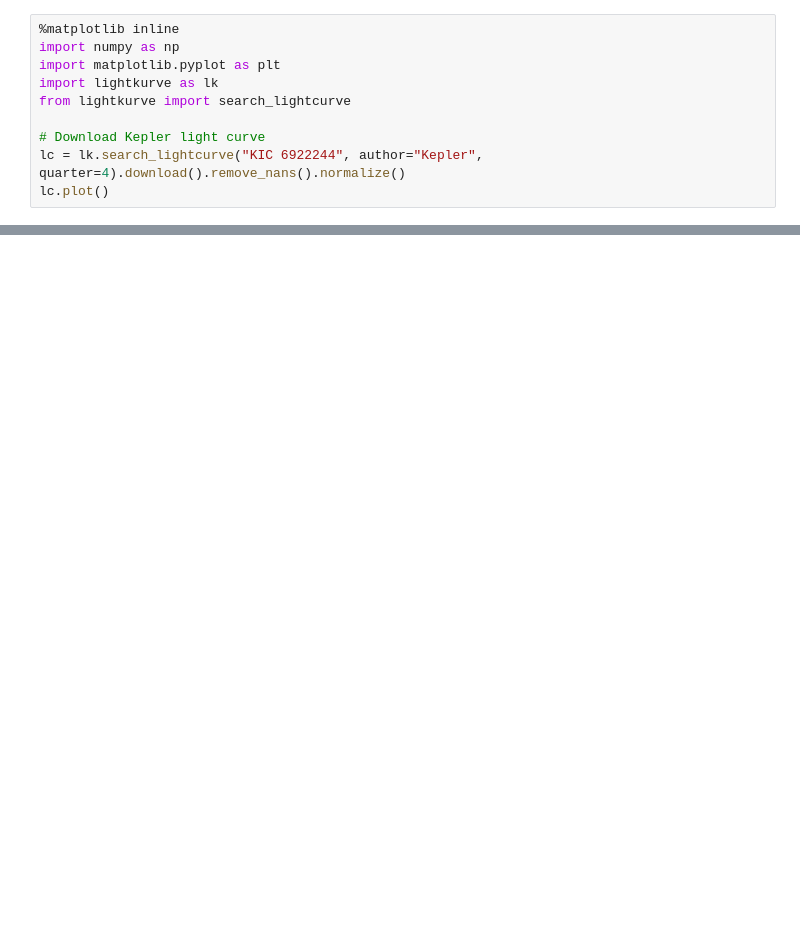
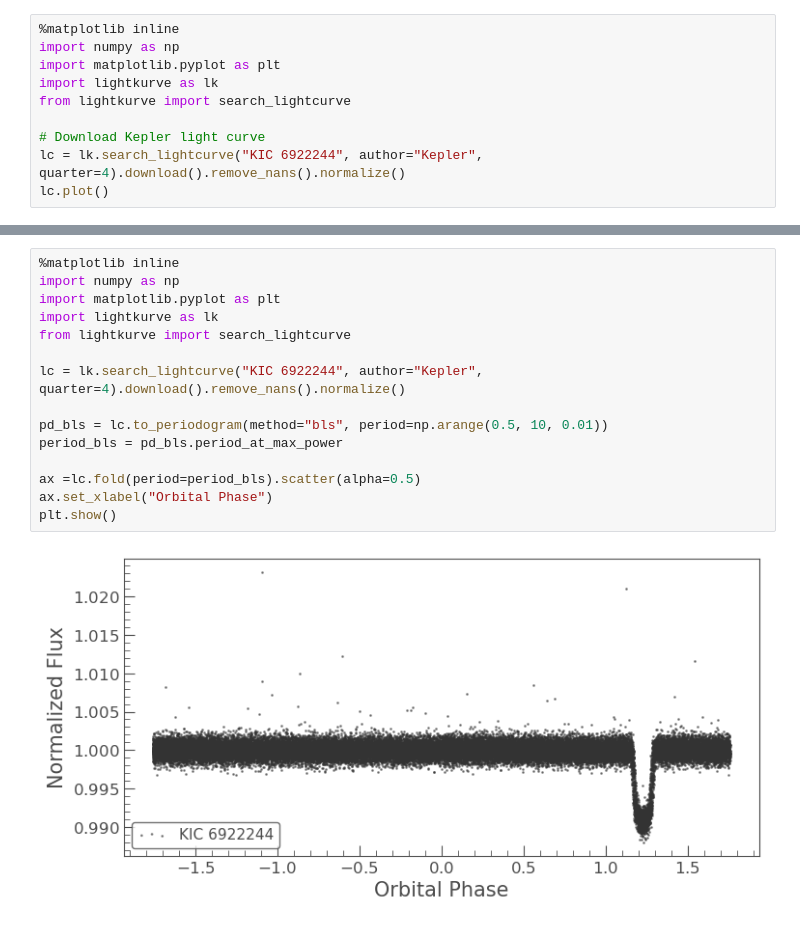
Before and after one commit to ekamgill1671/kepler-8b-transit-reproduction, a Jupyter notebook: data/keplerpractice.ipynb, the cells around one changed output, grey strips where cells are left out. Saved outputs shown, nothing was run; the diff lists cells and outputs as text; blank space fills up the shorter version.

```diff
--- a/data/keplerpractice.ipynb
+++ b/data/keplerpractice.ipynb
@@ -35,0 +31,17 @@ BLS period: 3.5200 d days
+# %%
+%matplotlib inline
+import numpy as np
+import matplotlib.pyplot as plt
+import lightkurve as lk
+from lightkurve import search_lightcurve
+
+lc = lk.search_lightcurve("KIC 6922244", author="Kepler", quarter=4).download().remove_nans().normalize()
+
+pd_bls = lc.to_periodogram(method="bls", period=np.arange(0.5, 10, 0.01))
+period_bls = pd_bls.period_at_max_power
+
+ax =lc.fold(period=period_bls).scatter(alpha=0.5)
+ax.set_xlabel("Orbital Phase")
+plt.show()
+# %% [output]
+[figure, added]
```
Also changed, not shown: parts of 1 cell of this notebook, 3 other files.
